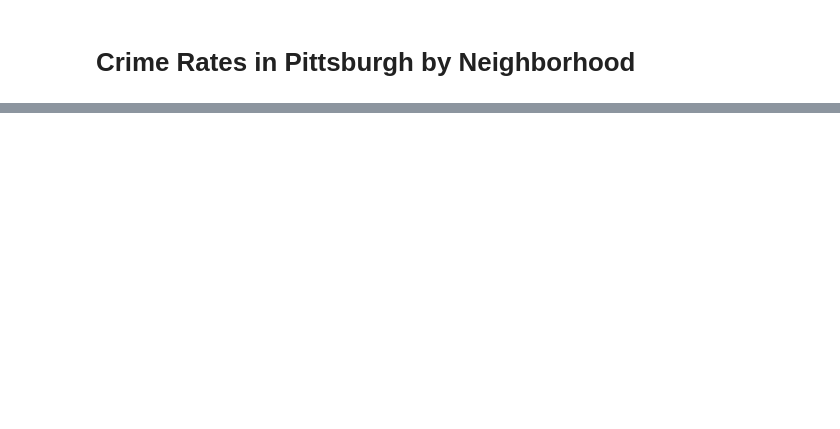
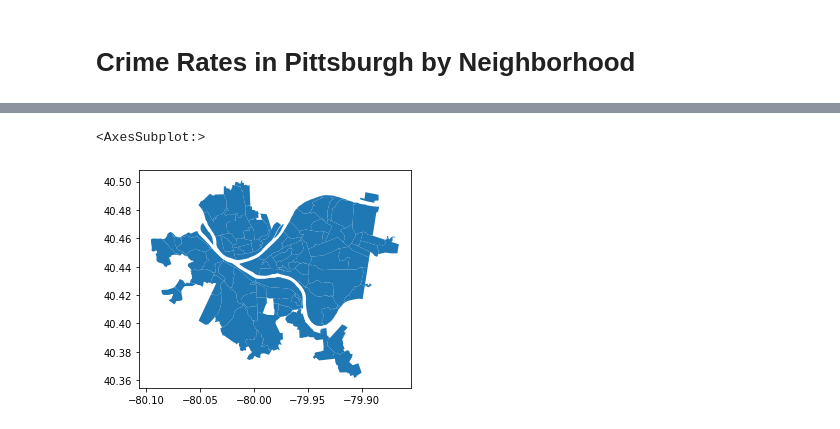
Before and after one commit to briankim-pitt/final-project, a Jupyter notebook: crime-rates.ipynb, the cells around one changed output, grey strips where cells are left out. Drawn from its saved outputs; the diff is of its cells as text; code cells hidden in the pictures; blank space fills up the shorter version.

Commit message:
Add dataset for Pittsburgh neighborhood map

```diff
--- a/crime-rates.ipynb
+++ b/crime-rates.ipynb
@@ -12,3 +13,6 @@ police_arrests.head()
 | 2 | 1974466 | 16144165 | 63.0 | F | B | 2016-08-03T16:45:00 | 900 Block Freeport RD Fox Chapel,... | 3929 Retail Theft. | 900 Block Freeport RD Fox Chapel,... | ... |
 | 3 | 1974550 | 16145257 | 25.0 | F | W | 2016-08-05T02:36:00 | Foreland ST & Cedar AV Pittsburgh... | 5503 Disorderly Conduct. / 5505 P... | Foreland ST & Cedar AV Pittsburgh... | ... |
 | 4 | 1974596 | 16145962 | 25.0 | M | B | 2016-08-06T02:00:00 | 900 Block Woodlow ST Pittsburgh, ... | 2702 Aggravated Assault. / 2705 R... | 900 Block Woodlow ST Pittsburgh, ... | ... |
+# %%
+neighborhoods = gpd.read_file("neighborhoods.geojson")
+neighborhoods.head()
@@ -14,0 +27,5 @@ police_arrests.head()
+# %%
+neighborhoods.plot()
+# %% [output]
+<AxesSubplot:>
+[figure, added]
```
Also changed, not shown: parts of 2 cells of this notebook, 1 other file.
